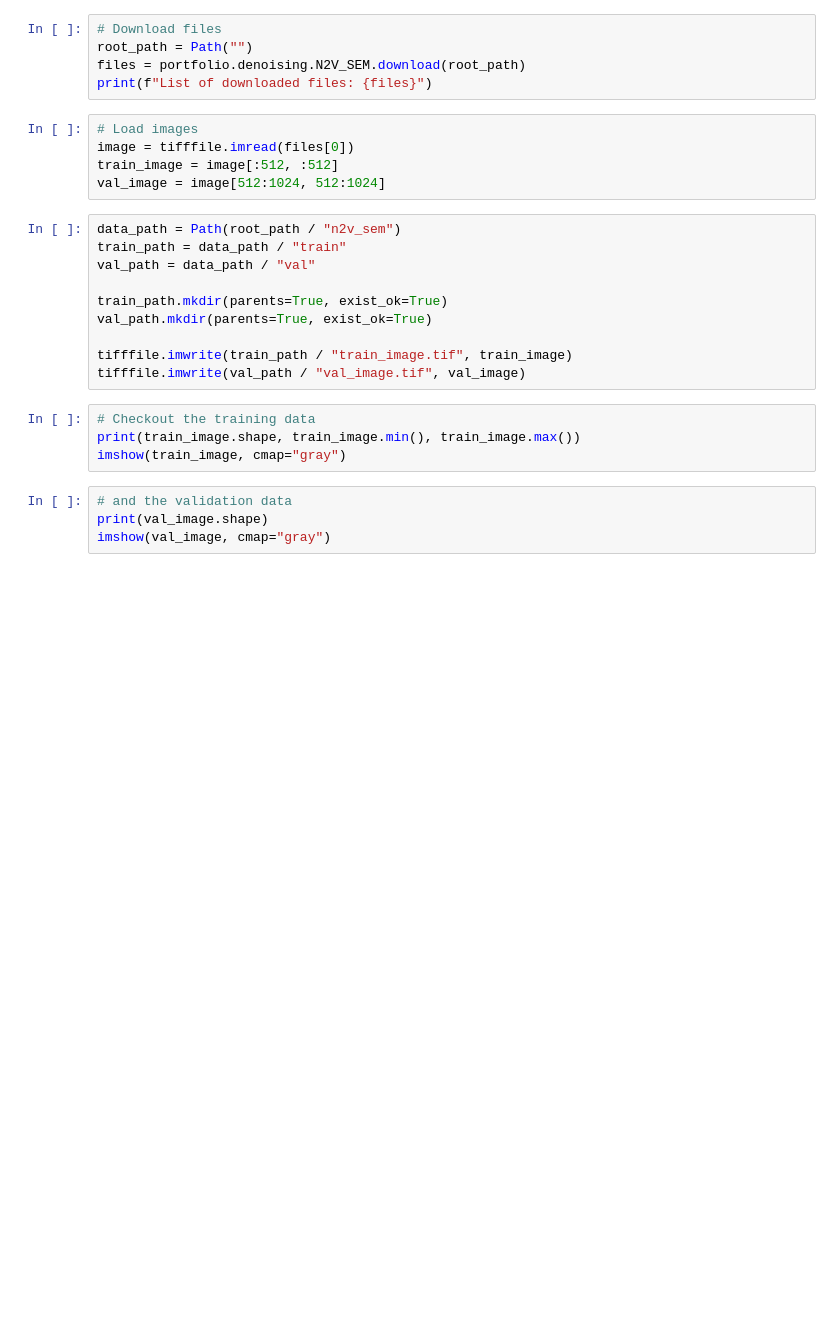
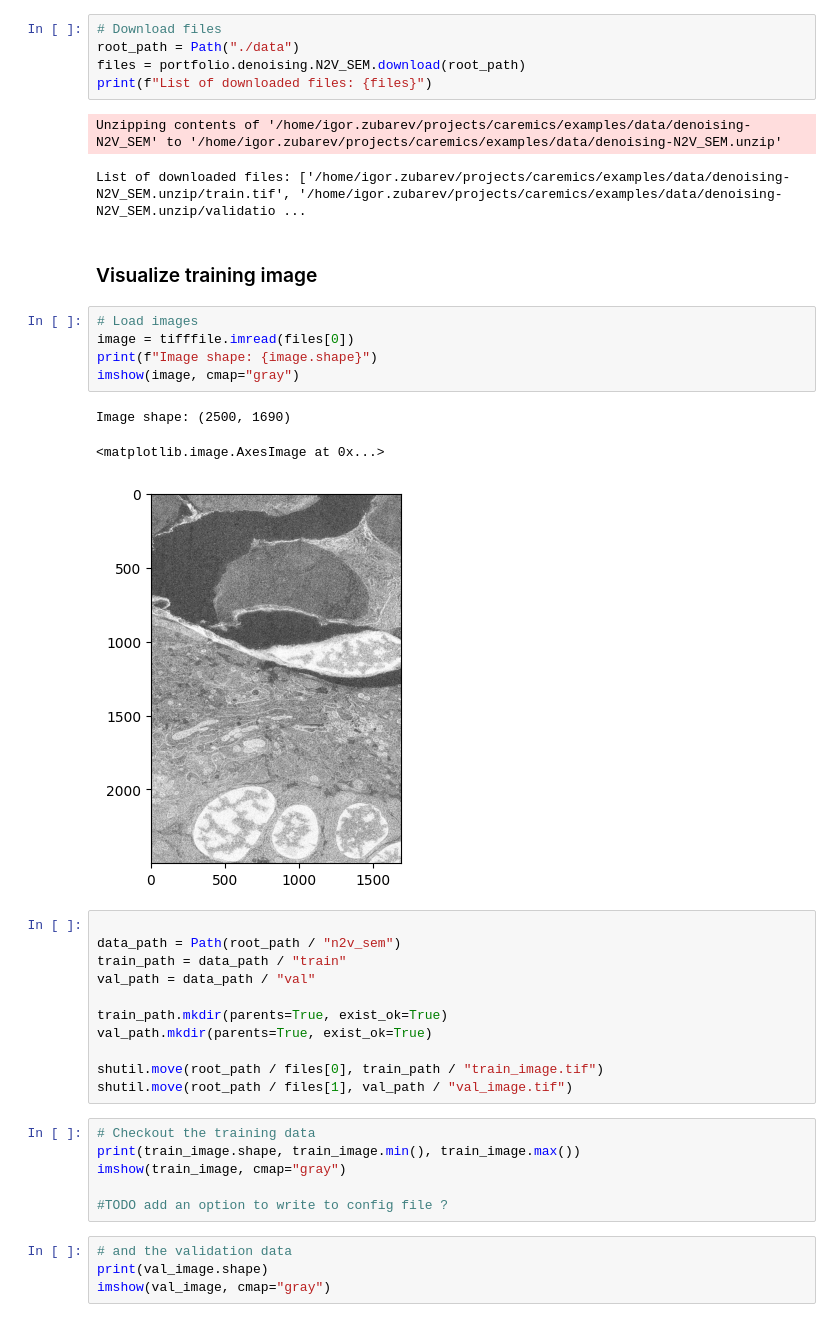
Before and after one commit to CAREamics/careamics, a Jupyter notebook: examples/example_SEM.ipynb, the cells around one changed output. Saved outputs shown, nothing was run; the diff lists cells and outputs as text; blank space fills up the shorter version.

```diff
--- a/examples/example_SEM.ipynb
+++ b/examples/example_SEM.ipynb
@@ -14,14 +20,24 @@ print(portfolio.denoising)
 # %%
 # Download files
-root_path = Path("")
+root_path = Path("./data")
 files = portfolio.denoising.N2V_SEM.download(root_path)
 print(f"List of downloaded files: {files}")
+# %% [output]
+Unzipping contents of '/home/igor.zubarev/projects/caremics/examples/data/denoising-N2V_SEM' to '/home/igor.zubarev/projects/caremics/examples/data/denoising-N2V_SEM.unzip'
+List of downloaded files: ['/home/igor.zubarev/projects/caremics/examples/data/denoising-N2V_SEM.unzip/train.tif', '/home/igor.zubarev/projects/caremics/examples/data/denoising-N2V_SEM.unzip/validatio ...
+# %% [markdown]
+### Visualize training image
 # %%
 # Load images
 image = tifffile.imread(files[0])
-train_image = image[:512, :512]
-val_image = image[512:1024, 512:1024]
+print(f"Image shape: {image.shape}")
+imshow(image, cmap="gray")
+# %% [output]
+Image shape: (2500, 1690)
+<matplotlib.image.AxesImage at 0x...>
+[figure, added]
 # %%
+
 data_path = Path(root_path / "n2v_sem")
 train_path = data_path / "train"
 val_path = data_path / "val"
@@ -29,12 +45,14 @@ val_path = data_path / "val"
 train_path.mkdir(parents=True, exist_ok=True)
 val_path.mkdir(parents=True, exist_ok=True)
 
-tifffile.imwrite(train_path / "train_image.tif", train_image)
-tifffile.imwrite(val_path / "val_image.tif", val_image)
+shutil.move(root_path / files[0], train_path / "train_image.tif")
+shutil.move(root_path / files[1], val_path / "val_image.tif")
 # %%
 # Checkout the training data
 print(train_image.shape, train_image.min(), train_image.max())
 imshow(train_image, cmap="gray")
+
+#TODO add an option to write to config file ?
 # %%
 # and the validation data
 print(val_image.shape)
```
Also changed, not shown: parts of 6 cells of this notebook, 1 other file.
